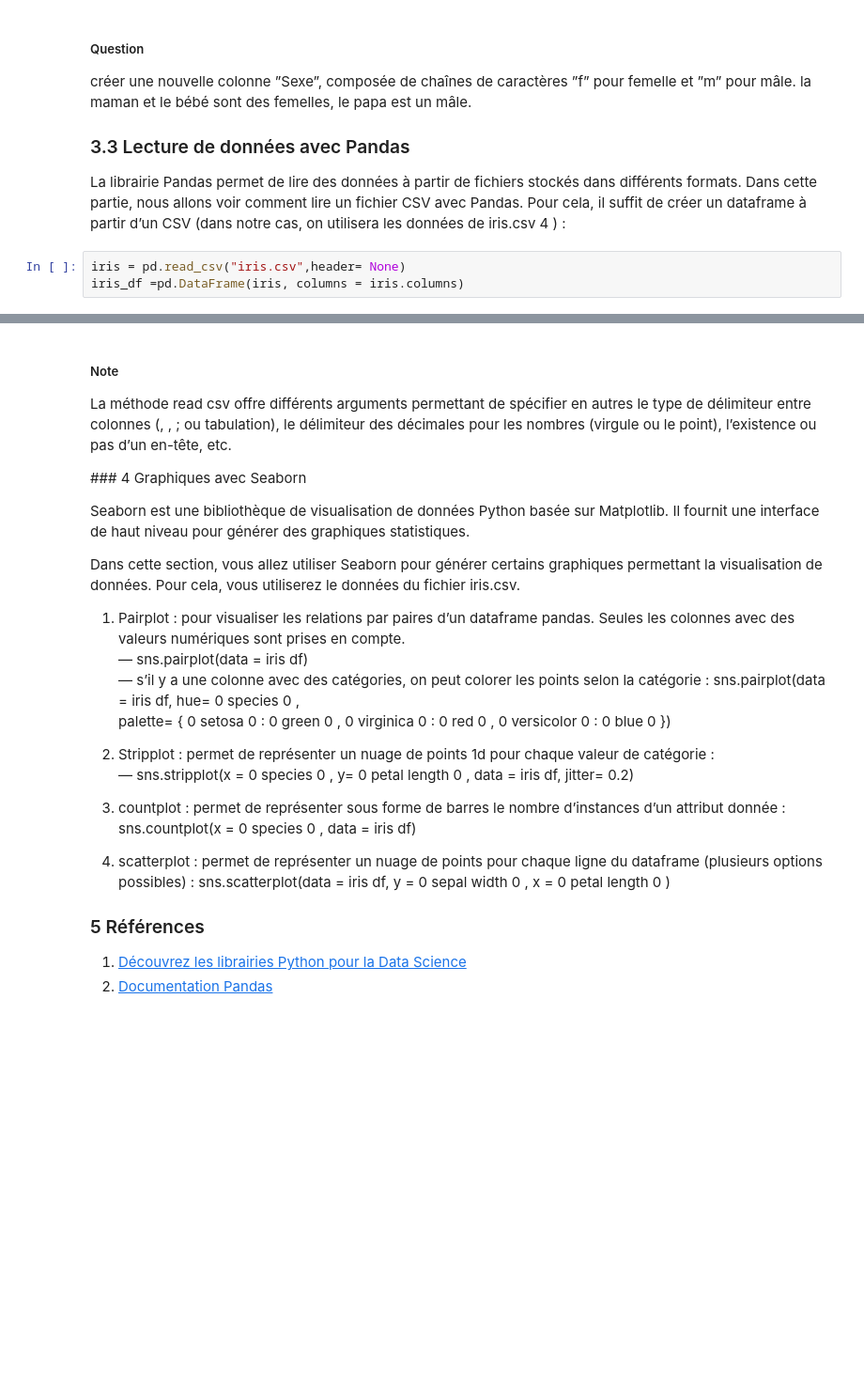
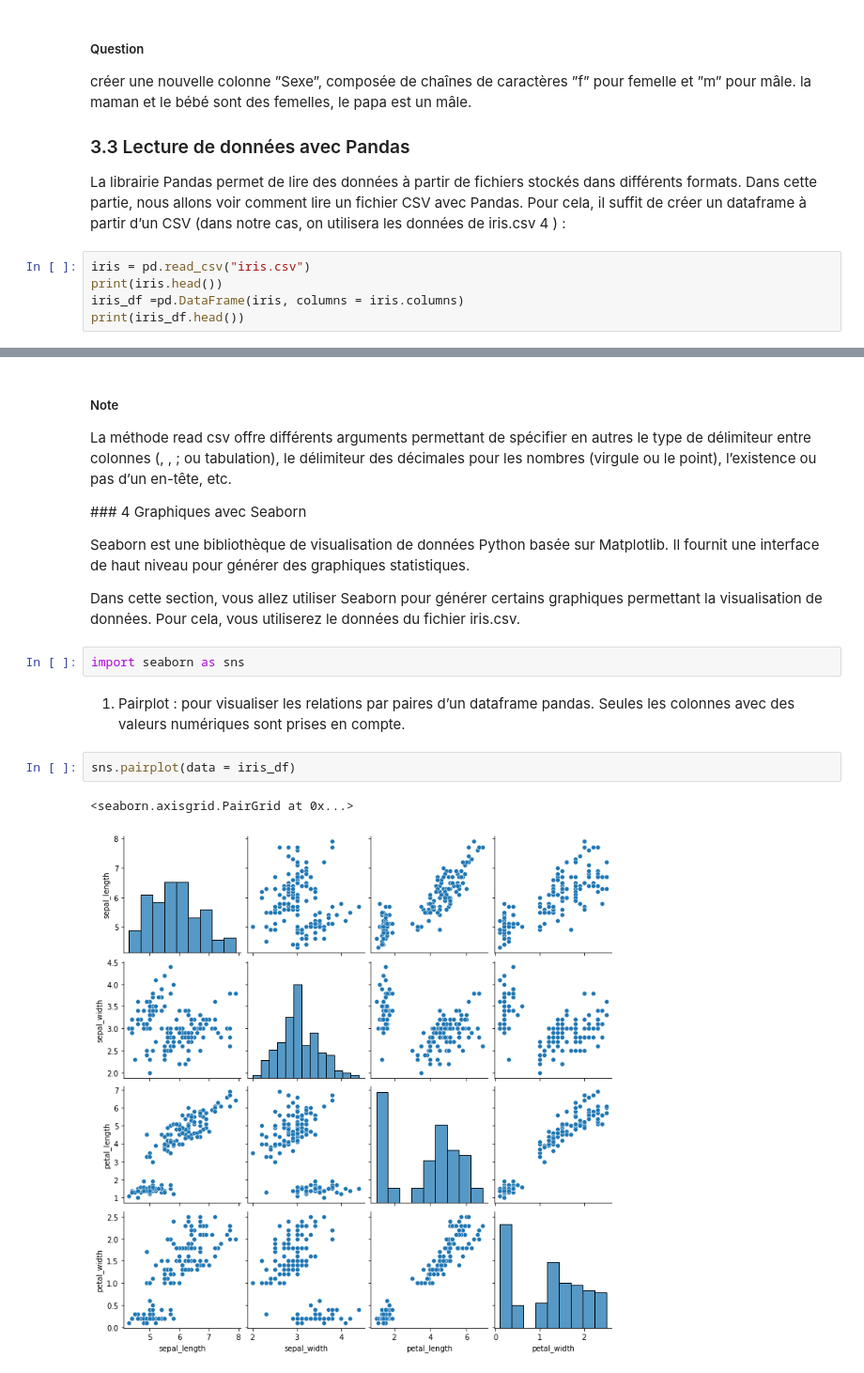
Before and after one commit to Xabibax/fouille_de_donnees_td_tp, a Jupyter notebook: tp1.ipynb, the cells around one changed output, grey strips where cells are left out. Shown at 94% size. Cells and saved outputs as stored; diff of their text form; blank space fills up the shorter version.

```diff
--- a/tp1.ipynb
+++ b/tp1.ipynb
@@ -266,5 +319,7 @@ La librairie Pandas permet de lire des données à partir de fichiers stockés d
 Dans cette partie, nous allons voir comment lire un fichier CSV avec Pandas. Pour cela, il suffit de
 créer un dataframe à partir d’un CSV (dans notre cas, on utilisera les données de iris.csv 4 ) :
 # %%
-iris = pd.read_csv("iris.csv",header= None)
+iris = pd.read_csv("iris.csv")
+print(iris.head())
 iris_df =pd.DataFrame(iris, columns = iris.columns)
+print(iris_df.head())
@@ -282,24 +350,13 @@ fournit une interface de haut niveau pour générer des graphiques statistiques.
 
 Dans cette section, vous allez utiliser Seaborn pour générer certains graphiques permettant la
 visualisation de données. Pour cela, vous utiliserez le données du fichier iris.csv.
-
-1. Pairplot : pour visualiser les relations par paires d’un dataframe pandas. Seules les colonnes
-avec des valeurs numériques sont prises en compte.  <br/>
-— sns.pairplot(data = iris df)  <br/>
-— s’il y a une colonne avec des catégories, on peut colorer les points selon la catégorie :
-sns.pairplot(data = iris df, hue= 0 species 0 ,  <br/>
-palette= { 0 setosa 0 : 0 green 0 , 0 virginica 0 : 0 red 0 , 0 versicolor 0 : 0 blue 0 })  <br/>
-
-2. Stripplot : permet de représenter un nuage de points 1d pour chaque valeur de catégorie :  <br/>
-— sns.stripplot(x = 0 species 0 , y= 0 petal length 0 , data = iris df, jitter= 0.2)  <br/>
-
-3. countplot : permet de représenter sous forme de barres le nombre d’instances d’un attribut
-donnée : sns.countplot(x = 0 species 0 , data = iris df)
-4. scatterplot : permet de représenter un nuage de points pour chaque ligne du dataframe
-(plusieurs options possibles) : sns.scatterplot(data = iris df, y = 0 sepal width 0 , x
-= 0 petal length 0 )
-
-### 5 Références
-
-1. [Découvrez les librairies Python pour la Data Science](https://mooc-francophone.com)
-2. [Documentation Pandas](https://pandas.pydata.org/pandas-docs/stable/reference/index.html#api)
+# %%
+import seaborn as sns
+# %% [markdown]
+1. Pairplot : pour visualiser les relations par paires d’un dataframe pandas. Seules les colonnes
+avec des valeurs numériques sont prises en compte.
+# %%
+sns.pairplot(data = iris_df)
+# %% [output]
+<seaborn.axisgrid.PairGrid at 0x...>
+[figure, added]
```
Also changed, not shown: parts of 21 cells of this notebook, 1 other file.
